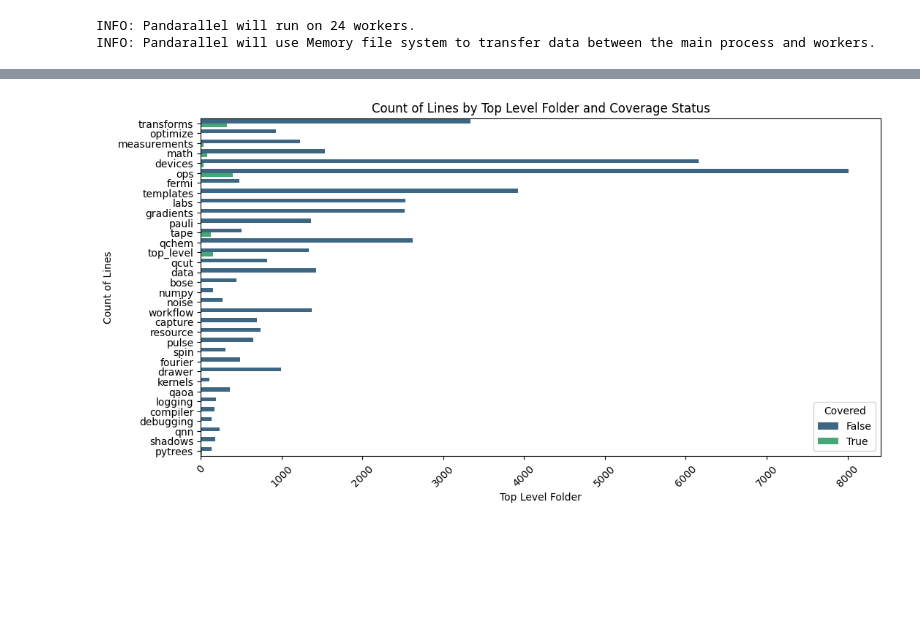
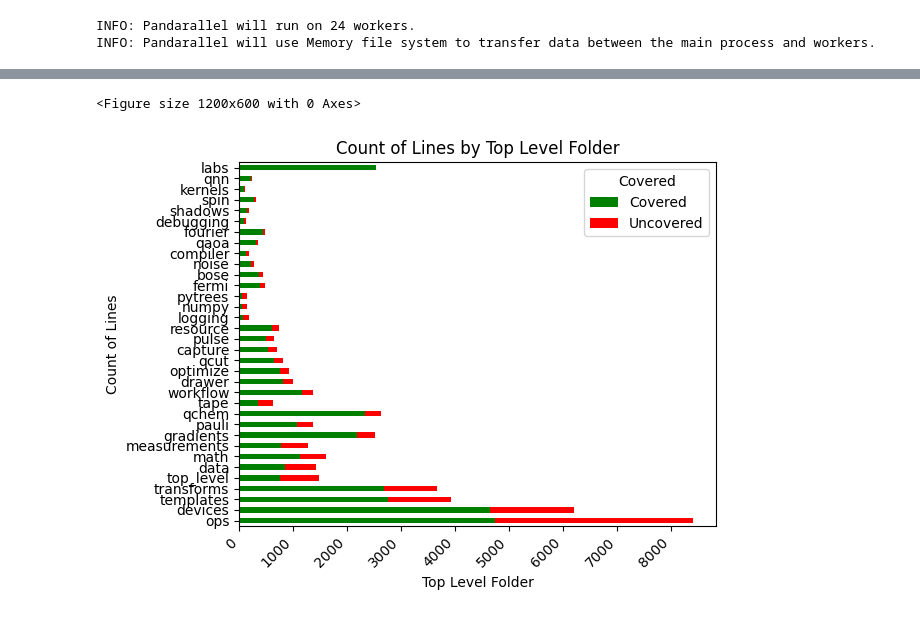
Before and after one commit to sola-st/qite-quantum-platform-testing, a Jupyter notebook: notebooks/025_Coverage_Rust.ipynb, the cells around one changed output, grey strips where cells are left out. Saved outputs shown, nothing was run; the diff lists cells and outputs as text; code cells hidden in the pictures; blank space fills up the shorter version.

Commit message:
improve coverage script (vs MorphQ)

```diff
--- a/notebooks/025_Coverage_Rust.ipynb
+++ b/notebooks/025_Coverage_Rust.ipynb
@@ -20,17 +20,22 @@ pandarallel.initialize(progress_bar=True)
 INFO: Pandarallel will run on 24 workers.
 INFO: Pandarallel will use Memory file system to transfer data between the main process and workers.
 # %%
-# 1 h - 3 platforms - Rust and Cpp
-BASE_PATH = "../program_bank/v043/2025_02_28__00_40"
+# BASE_PATH = "../program_bank/v045/2025_03_05__01_24/"  # 1h - 2 generators
+BASE_PATH = "../program_bank/v045/2025_03_05__02_33"  # 8h - 2 generators
+# BASE_PATH = "../program_bank/v043/2025_02_28__00_40" # 1 h - 3 platforms - Rust and Cpp
+# BASE_PATH = "../program_bank/v045/2025_03_05__00_59" # 10 programs - 2 generators (w converter) - 3 platforms - Rust and Cpp
+# BASE_PATH = "../program_bank/v045/2025_03_05__01_04" # 200 programs / 10 min - 2 generators (w converter) - 3 platforms - Rust and Cpp
 # BASE_PATH = "../program_bank/v042/2025_02_28__00_08"  # 15 min - 3 platforms - Rust and Cpp
 # BASE_PATH = "../program_bank/v041/2025_02_27__19_49"  # 10 progams - Rust and Cpp
 # BASE_PATH = "../program_bank/v040/2025_02_24__14_25"  # 1h - 3 platforms << latest in paper
 # BASE_PATH = "../program_bank/v038/2025_02_22__23_13"  # 100 programs - 3 platforms
 
-PY_COVERAGE_PATH = os.path.join(BASE_PATH, "coverage.xml")
-RUST_COVERAGE_PATH = os.path.join(BASE_PATH, "rust_coverage.xml")
-CPP_COVERAGE_PATH = os.path.join(BASE_PATH, "cpp_coverage.xml")
+OPTION_A = "../program_bank/v046/2025_03_05__17_47"  # 1h - 3 platforms
 
+# PY_COVERAGE_PATH = os.path.join(BASE_PATH, "coverage.xml")
+# RUST_COVERAGE_PATH = os.path.join(BASE_PATH, "rust_coverage.xml")
+# CPP_COVERAGE_PATH = os.path.join(BASE_PATH, "cpp_coverage.xml")
+# CONVERTER_COVERAGE_PATH = os.path.join(BASE_PATH, "converter_coverage.xml")
 MERGED_COVERAGE_PATH = os.path.join(BASE_PATH, "merged_coverage.xml")
 
 
@@ -299,40 +368,50 @@ since Python 3.9 and will be removed in a subsequent version.
 # create a table with the filename, the line number, if covered, and the first level folder of the path ("top_level" if the file is in the root of the project)
 data = []
 
 pennylane_total = package_coverage_ours["pennylane"]["total_lines"]
 pennylane_covered = package_coverage_ours["pennylane"]["covered_lines"]
 
 # Combine covered and uncovered lines
 all_lines = set(pennylane_total)
 covered_lines_set = set(pennylane_covered)
 
 for line in all_lines:
     file_path, line_number = line.split(':')
     covered = line in covered_lines_set
     top_level_folder = file_path.split(
         '/')[0] if '/' in file_path else "top_level"
     data.append({
         'filename': file_path,
         'line_number': int(line_number),
         'covered': covered,
         'top_level_folder': top_level_folder
     })
 
 # Create DataFrame
 df = pd.DataFrame(data)
 df.head()
-# Plot countplot of the top_level_folder with hue on the covered stack
+
+# Group by top_level_folder and count covered/uncovered lines
+grouped = df.groupby(
+    ['top_level_folder', 'covered']).size().unstack(
+    fill_value=0)
+grouped = grouped.sort_values(
+    by=[True, False],
+    ascending=False)  # Sort by covered lines first
+
+# Create stacked bar plot
 plt.figure(figsize=(12, 6))
-sns.countplot(data=df, y='top_level_folder',
-              hue='covered', palette='viridis', orient='h')
-plt.title('Count of Lines by Top Level Folder and Coverage Status')
+grouped.plot(kind='barh', stacked=True, color=['green', 'red'])
+plt.title('Count of Lines by Top Level Folder')
 plt.xlabel('Top Level Folder')
 plt.ylabel('Count of Lines')
-plt.xticks(rotation=45)
-plt.legend(title='Covered')
+plt.xticks(rotation=45, ha='right')
+plt.legend(title='Covered', labels=['Covered', 'Uncovered'])
+plt.tight_layout()
 plt.show()
 # %% [output]
+<Figure size 1200x600 with 0 Axes>
-[figure, old version]
+[figure, new version]
 # %%
 
 package_coverage_morphq, qiskit_lines_morphq, covered_lines_morphq_1h = get_coverage_info(
```
Also changed, not shown: parts of 12 cells of this notebook, 1 other file.
